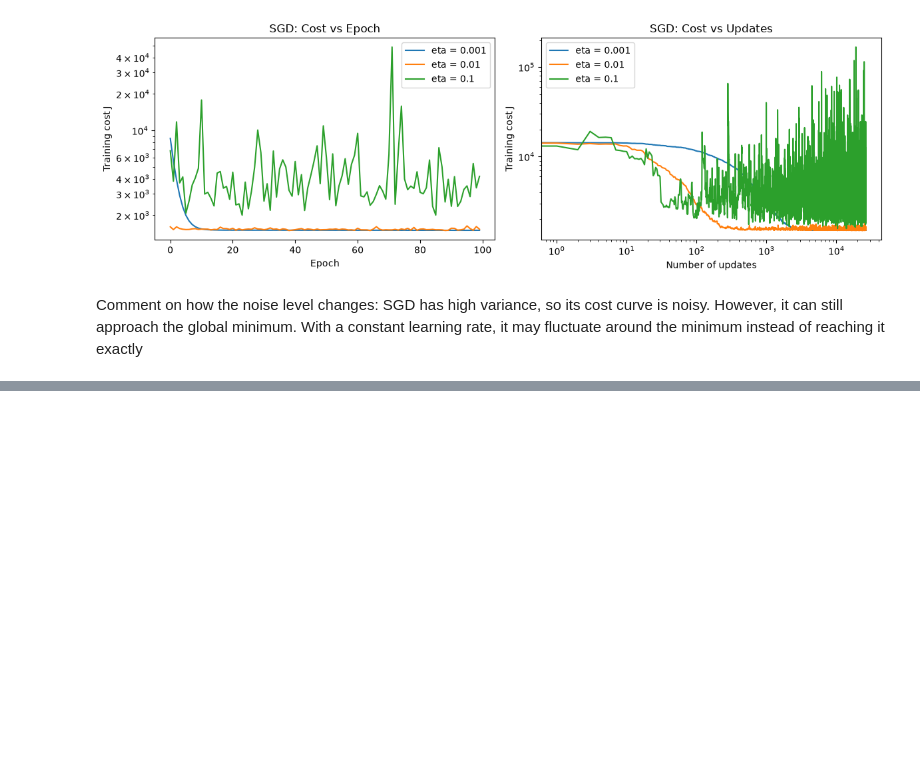
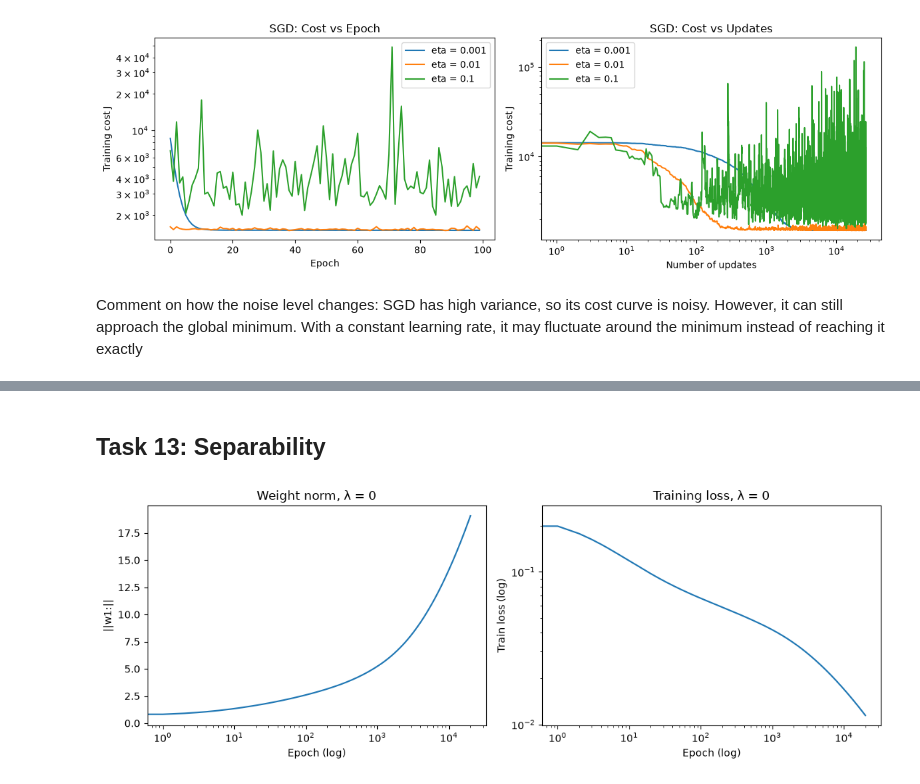
Before and after one commit to salmaselim77/intro-to-ml-assignment, a Jupyter notebook: assignment2.ipynb, the cells around one changed output, grey strips where cells are left out. Drawn from its saved outputs; the diff is of its cells as text; code cells hidden in the pictures; blank space fills up the shorter version.

Commit message:
added task 11,12,13

```diff
--- a/assignment2.ipynb
+++ b/assignment2.ipynb
@@ -741,0 +897,14 @@ Comment on how the noise level changes: SGD has high variance, so its cost curve
+# %% [markdown]
+## Task 13: Separability
+# %%
+w, h = train_gd(Xtr, y_tr_bc, 0, 0.5, 20000)
+
+fig, ax = plt.subplots(1, 2, figsize=(11, 4))
+ax[0].semilogx(h["w_norm"]); ax[0].set(xlabel="Epoch (log)", ylabel="||w1:||", title="Weight norm, λ = 0")
+ax[1].loglog(h["train_loss"]); ax[1].set(xlabel="Epoch (log)", ylabel="Train loss (log)", title="Training loss, λ = 0")
+plt.tight_layout(); plt.show()
+
+print("final train accuracy:", h["train_accuracy"][-1])
+print("final train loss:", h["train_loss"][-1], " ||w||:", h["w_norm"][-1])
+# %% [output]
+[figure, added]
```
Also changed, not shown: parts of 10 cells of this notebook.
